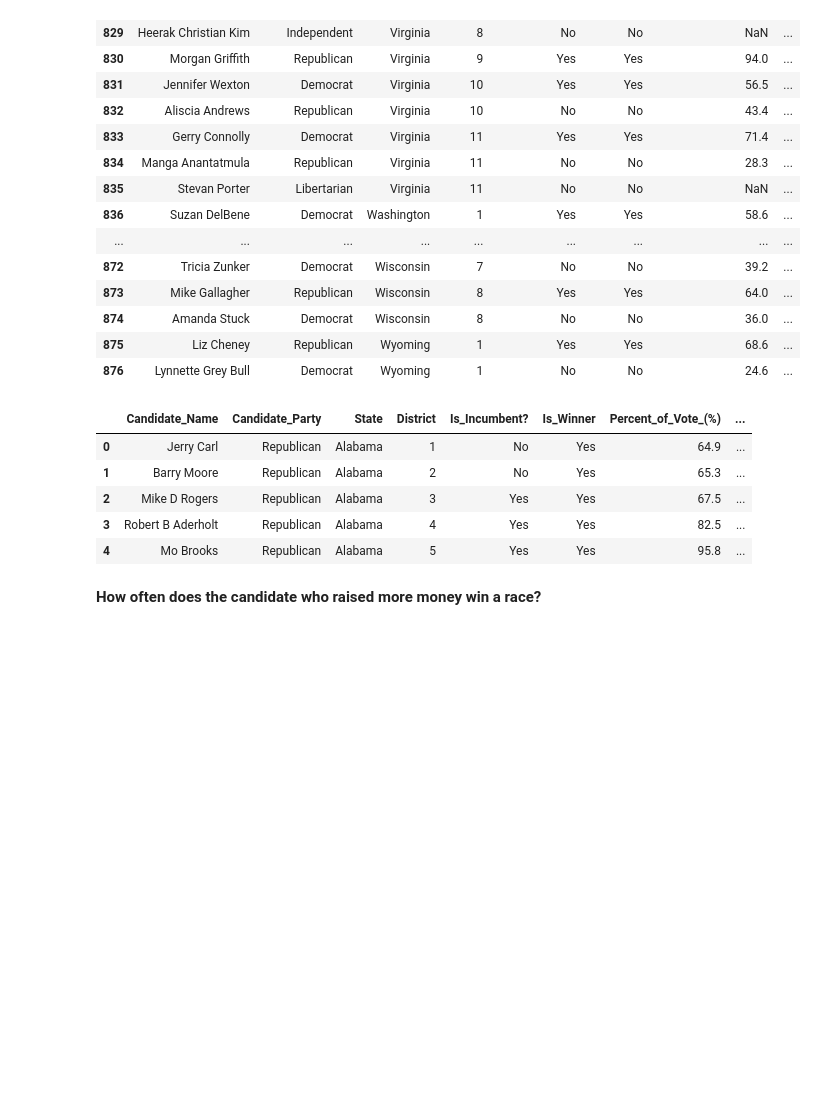
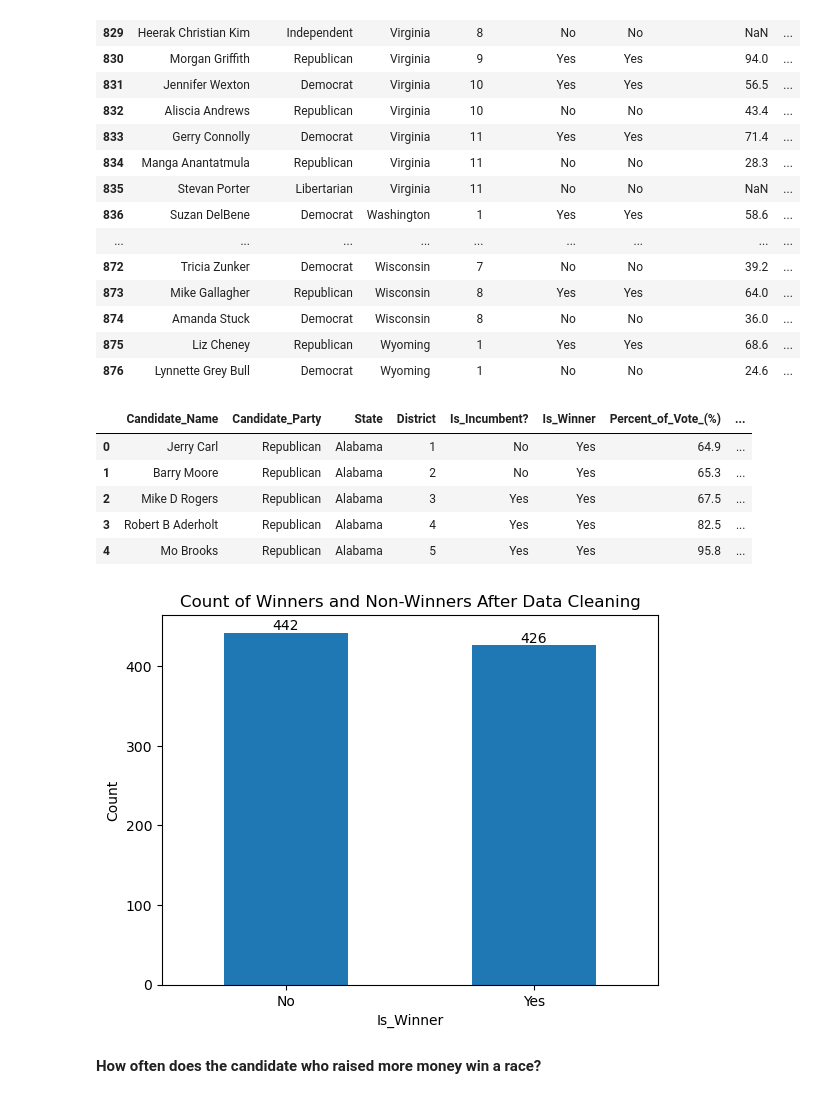
Before and after one commit to ballir27/webscraping-open-secrets-2020-US-House-Elections, a Jupyter notebook: AB-pt2-webscraping-open-secrets.ipynb, the cells around one changed output. Drawn from its saved outputs; the diff is of its cells as text; code cells hidden in the pictures; blank space fills up the shorter version.

Commit message:
Added Is_Win Bar plot, dataframes for most raised/spent differences, & comments

```diff
--- a/AB-pt2-webscraping-open-secrets.ipynb
+++ b/AB-pt2-webscraping-open-secrets.ipynb
@@ -54,6 +55,14 @@ winner_df.head()
 | 2 | Mike D Rogers | Republican | Alabama | 3 | Yes | Yes | 67.5 | ... |
 | 3 | Robert B Aderholt | Republican | Alabama | 4 | Yes | Yes | 82.5 | ... |
 | 4 | Mo Brooks | Republican | Alabama | 5 | Yes | Yes | 95.8 | ... |
+# %%
+#Counted total number of winners and non-winners in 2020 with final data set (after data cleaning)
+is_winner_count = candidate_info_df.groupby(['Is_Winner']).count()['Candidate_Name']
+is_winner_bar = is_winner_count.plot.bar(rot=0, title='Count of Winners and Non-Winners After Data Cleaning')
+is_winner_bar.set_ylabel('Count')
+is_winner_bar.bar_label(is_winner_bar.containers[0]);
+# %% [output]
+[figure, added]
 # %%
 #Compares two columns to see if they are equal. Returns Yes/No.
 def compare_cols(cols):
```
Also changed, not shown: parts of 23 cells of this notebook.
